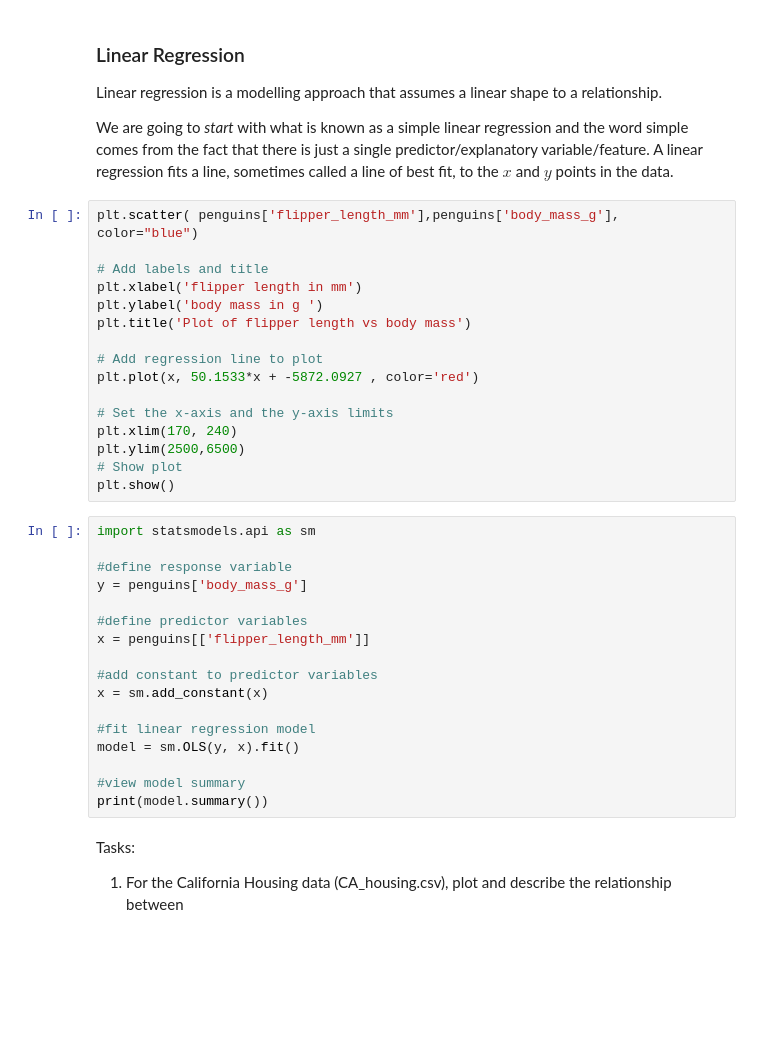
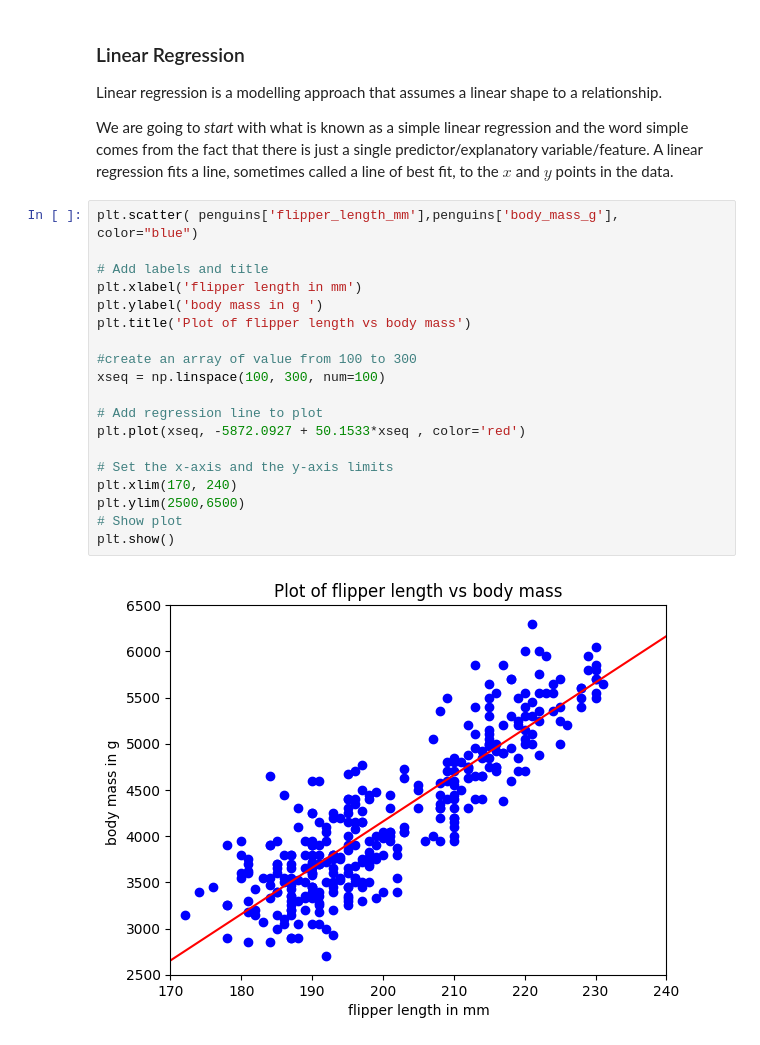
Before and after one commit to schuckers/DTSC2301, a Jupyter notebook: Code/Quant_vs_Quant_Investigation.ipynb, the cells around one changed output. Cells and saved outputs as stored; diff of their text form; blank space fills up the shorter version.

```diff
--- a/Code/Quant_vs_Quant_Investigation.ipynb
+++ b/Code/Quant_vs_Quant_Investigation.ipynb
@@ -125,37 +131,21 @@ We are going to _start_ with what is known as a simple linear regression and the
 # %%
 plt.scatter( penguins['flipper_length_mm'],penguins['body_mass_g'], color="blue")
 
 # Add labels and title
 plt.xlabel('flipper length in mm')
 plt.ylabel('body mass in g ')
 plt.title('Plot of flipper length vs body mass')
 
+#create an array of value from 100 to 300
+xseq = np.linspace(100, 300, num=100)
+
 # Add regression line to plot
-plt.plot(x, 50.1533*x + -5872.0927 , color='red')
+plt.plot(xseq, -5872.0927 + 50.1533*xseq , color='red')
 
 # Set the x-axis and the y-axis limits
 plt.xlim(170, 240)
 plt.ylim(2500,6500)
 # Show plot
 plt.show()
+# %% [output]
+[figure, added]
-# %%
-import statsmodels.api as sm
-
-#define response variable
-y = penguins['body_mass_g']
-
-#define predictor variables
-x = penguins[['flipper_length_mm']]
-
-#add constant to predictor variables
-x = sm.add_constant(x)
-
-#fit linear regression model
-model = sm.OLS(y, x).fit()
-
-#view model summary
-print(model.summary())
-# %% [markdown]
-Tasks:
-
-1.  For the California Housing data (CA_housing.csv), plot and describe the relationship between
```
Also changed, not shown: parts of 30 cells of this notebook.
